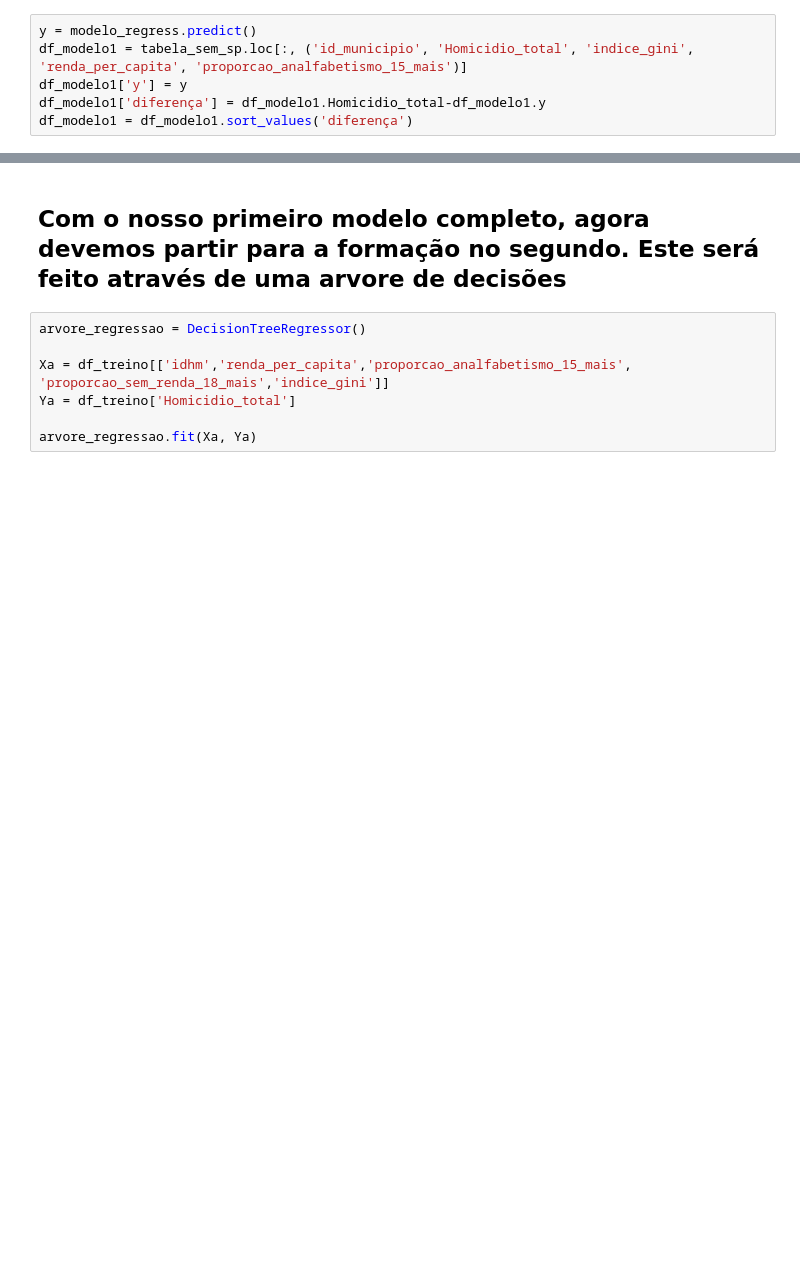
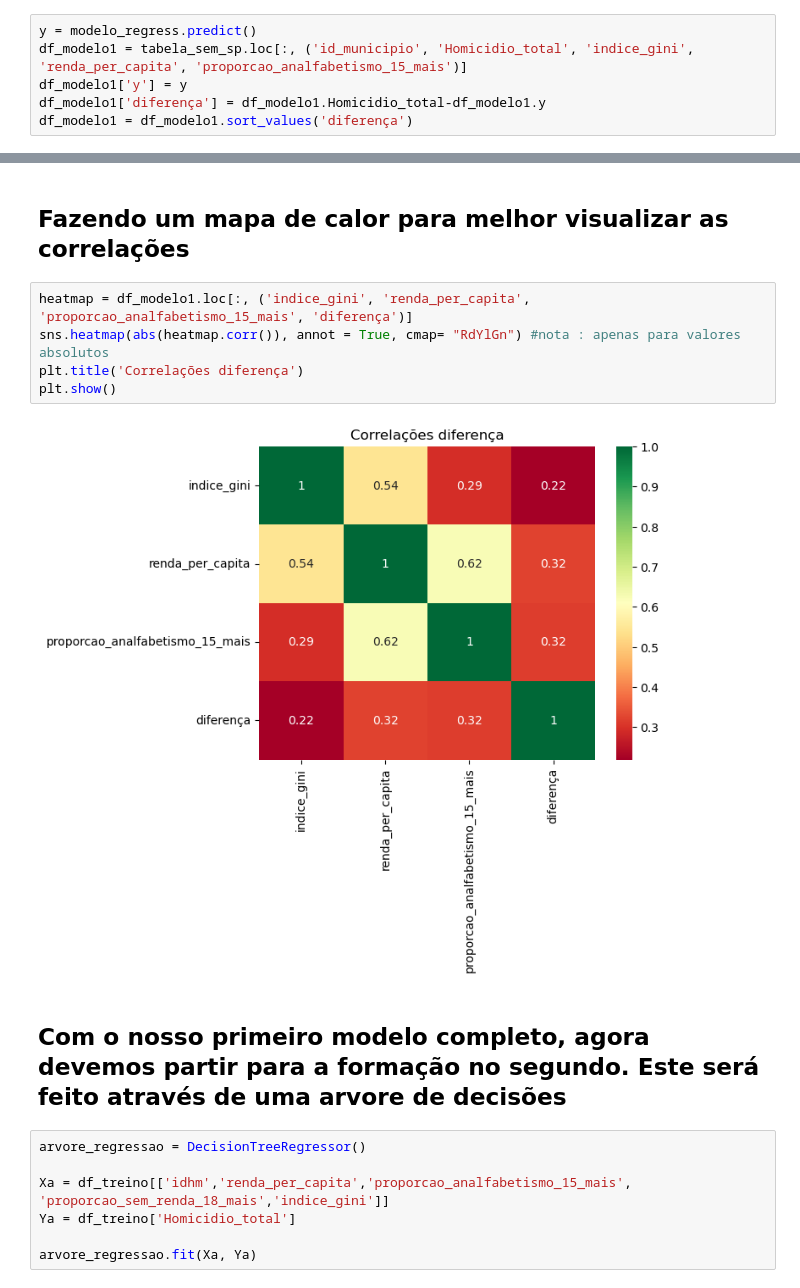
Before and after one commit to felipebns/P2_Cdados, a Jupyter notebook: p2_cdados.ipynb, the cells around one changed output, grey strips where cells are left out. Drawn from its saved outputs; the diff is of its cells as text; blank space fills up the shorter version.

```diff
--- a/p2_cdados.ipynb
+++ b/p2_cdados.ipynb
@@ -401,3 +403,12 @@ plt.show()
+# %% [markdown]
+ ## Fazendo um mapa de calor para melhor visualizar as correlações
+# %%
+heatmap = df_modelo1.loc[:, ('indice_gini', 'renda_per_capita', 'proporcao_analfabetismo_15_mais', 'diferença')]
+sns.heatmap(abs(heatmap.corr()), annot = True, cmap= "RdYlGn") #nota : apenas para valores absolutos
+plt.title('Correlações diferença')
+plt.show()
+# %% [output]
+[figure, added]
 # %% [markdown]
 ## Com o nosso primeiro modelo completo, agora devemos partir para a formação no segundo. Este será feito através de uma arvore de decisões
 # %%
```
Also changed, not shown: parts of 2 cells of this notebook.
